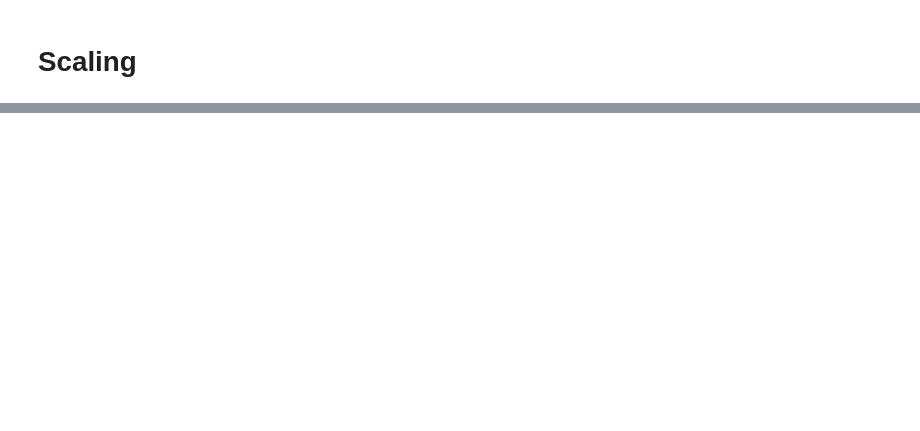
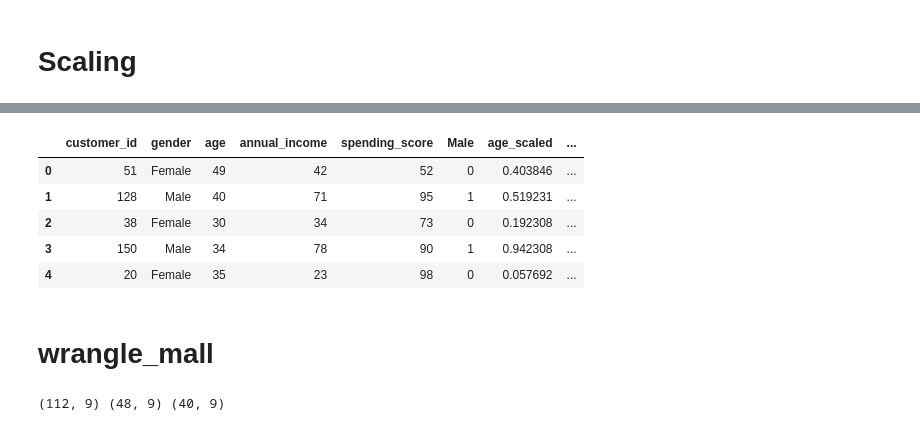
Before and after one commit to Johndsalas/lesson_prep, a Jupyter notebook: mall_wrangle.ipynb, the cells around one changed output, grey strips where cells are left out. Saved outputs shown, nothing was run; the diff lists cells and outputs as text; code cells hidden in the pictures; blank space fills up the shorter version.

```diff
--- a/Mall_data.ipynb
+++ b/mall_wrangle.ipynb
@@ -256,0 +270,11 @@ Index(['age_scaled', 'annual_income_scaled', 'spending_score_scaled'], dtype='ob
+# %%
+test.head()
+# %% [output]
+|  | customer_id | gender | age | annual_income | spending_score | Male | age_scaled | ... |
+| 0 | 51 | Female | 49 | 42 | 52 | 0 | 0.403846 | ... |
+| 1 | 128 | Male | 40 | 71 | 95 | 1 | 0.519231 | ... |
+| 2 | 38 | Female | 30 | 34 | 73 | 0 | 0.192308 | ... |
+| 3 | 150 | Male | 34 | 78 | 90 | 1 | 0.942308 | ... |
+| 4 | 20 | Female | 35 | 23 | 98 | 0 | 0.057692 | ... |
+# %% [markdown]
+# wrangle_mall
@@ -256,0 +423,4 @@ Index(['age_scaled', 'annual_income_scaled', 'spending_score_scaled'], dtype='ob
+# %%
+print(train.shape, validate.shape, test.shape)
+# %% [output]
+(112, 9) (48, 9) (40, 9)
```
Also changed, not shown: parts of 46 cells of this notebook, 2 other files.
